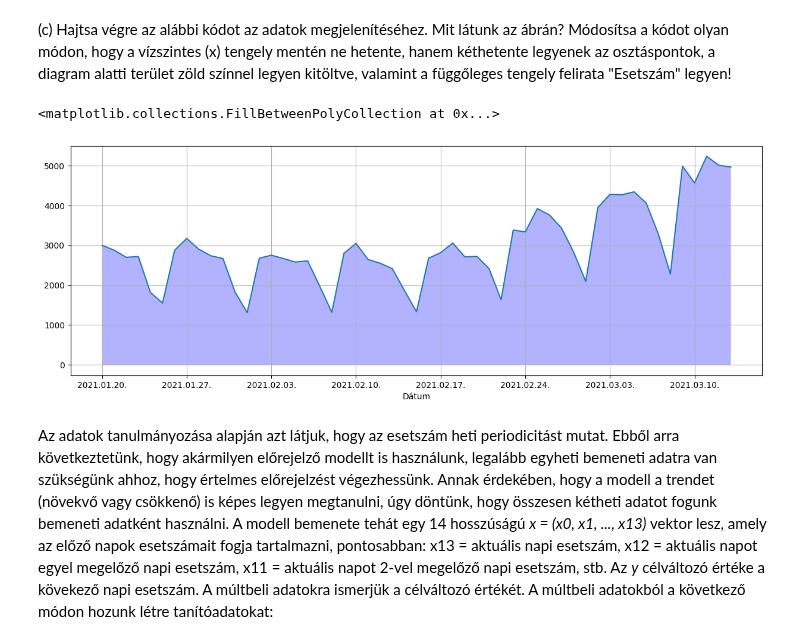
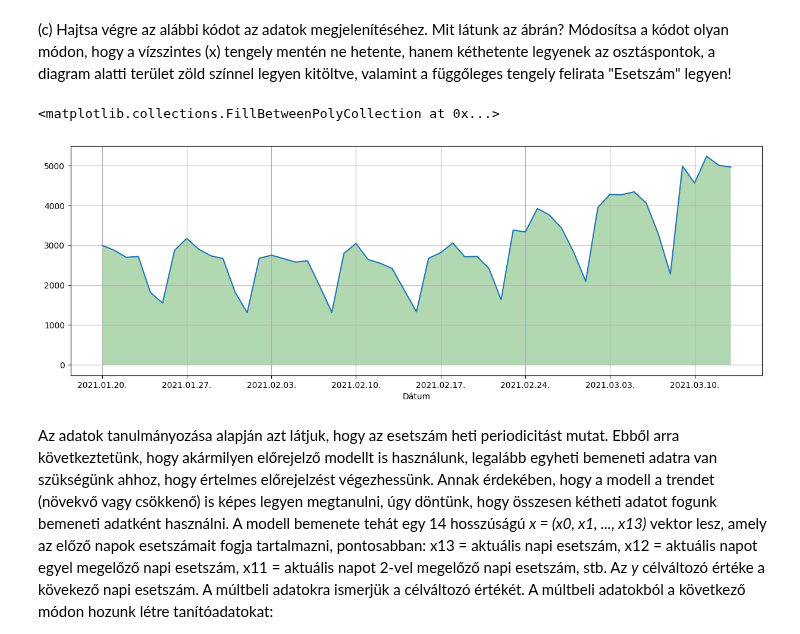
Before and after one commit to MemerGamer/IntelligensModszerekTantargy, a Jupyter notebook: LinearisRegresszio.ipynb, the cells around one changed output. Drawn from its saved outputs; the diff is of its cells as text; code cells hidden in the pictures.

```diff
--- a/LinearisRegresszio.ipynb
+++ b/LinearisRegresszio.ipynb
@@ -541,14 +558,14 @@ data.head()
 # %%
 ax = data['cases'].plot(figsize=(15,5), grid=True, x_compat=True)
 ax.set_xticks( list(range(0,50,7)) )
 ax.set_xticklabels( [ data['date'][0], data['date'][7], data['date'][14],
                       data['date'][21], data['date'][28], data['date'][35],
                       data['date'][42], data['date'][49] ] )
 ax.set_xlabel("Dátum")
-plt.fill_between(data['date'], data['cases'], facecolor='b', alpha=0.3)
+plt.fill_between(data['date'], data['cases'], facecolor='g', alpha=0.3)
 # %% [output]
 <matplotlib.collections.FillBetweenPolyCollection at 0x...>
-[figure, old version]
+[figure, new version]
 # %% [markdown]
 Az adatok tanulmányozása alapján azt látjuk, hogy az esetszám heti periodicitást mutat. Ebből arra következtetünk, hogy akármilyen előrejelző modellt is használunk, legalább egyheti bemeneti adatra van szükségünk ahhoz, hogy értelmes előrejelzést végezhessünk. Annak érdekében, hogy a modell a trendet (növekvő vagy csökkenő) is képes legyen megtanulni, úgy döntünk, hogy összesen kétheti adatot fogunk bemeneti adatként használni. A modell bemenete tehát egy 14 hosszúságú *x = (x0, x1, ..., x13)* vektor lesz, amely az előző napok esetszámait fogja tartalmazni, pontosabban: x13 = aktuális napi esetszám, x12 = aktuális napot egyel megelőző napi esetszám, x11 = aktuális napot 2-vel megelőző napi esetszám, stb. Az *y* célváltozó értéke a kövekező napi esetszám. A múltbeli adatokra ismerjük a célváltozó értékét. A múltbeli adatokból a következő módon hozunk létre tanítóadatokat:
 
```
Also changed, not shown: parts of 9 cells of this notebook.
